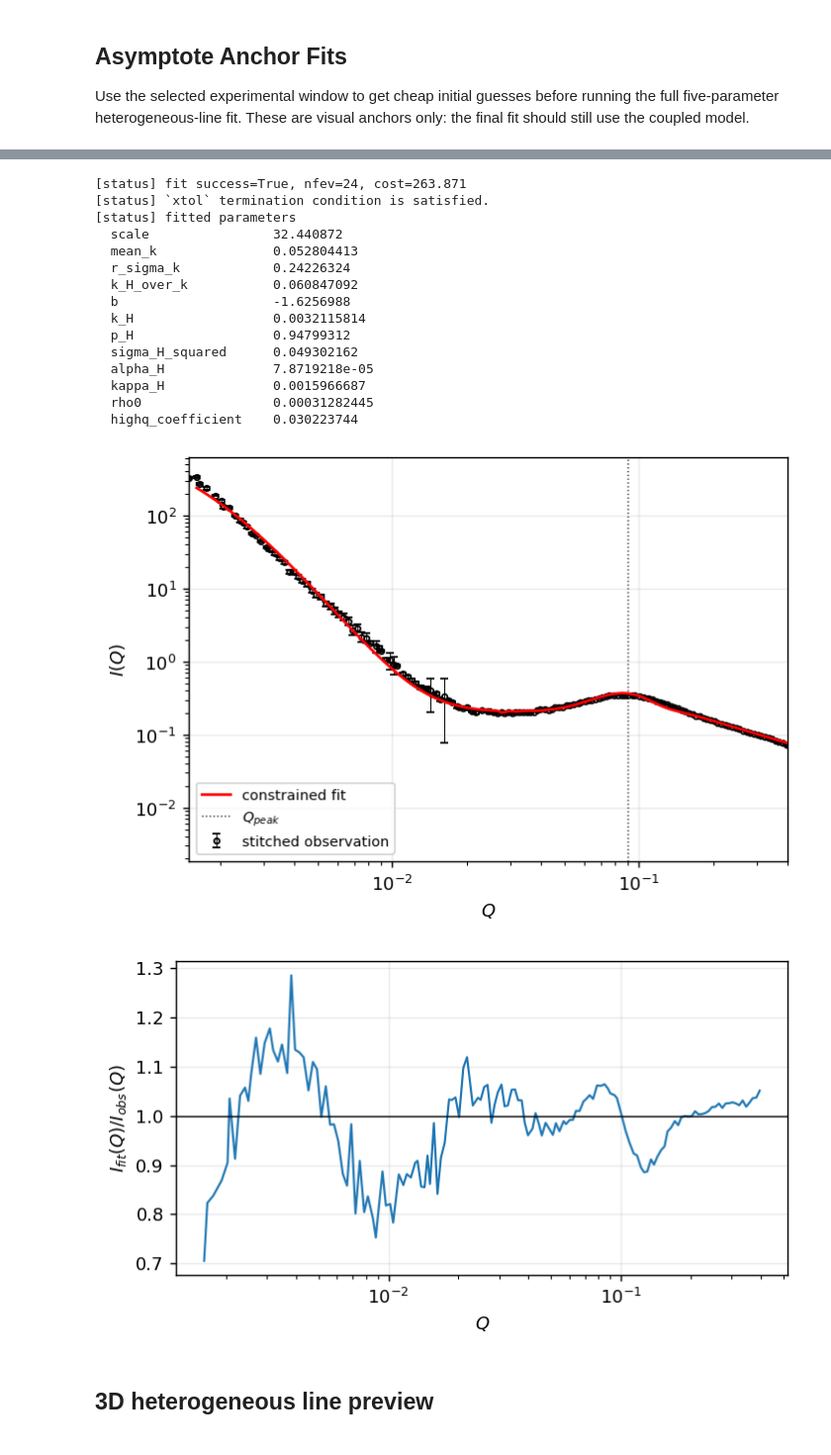
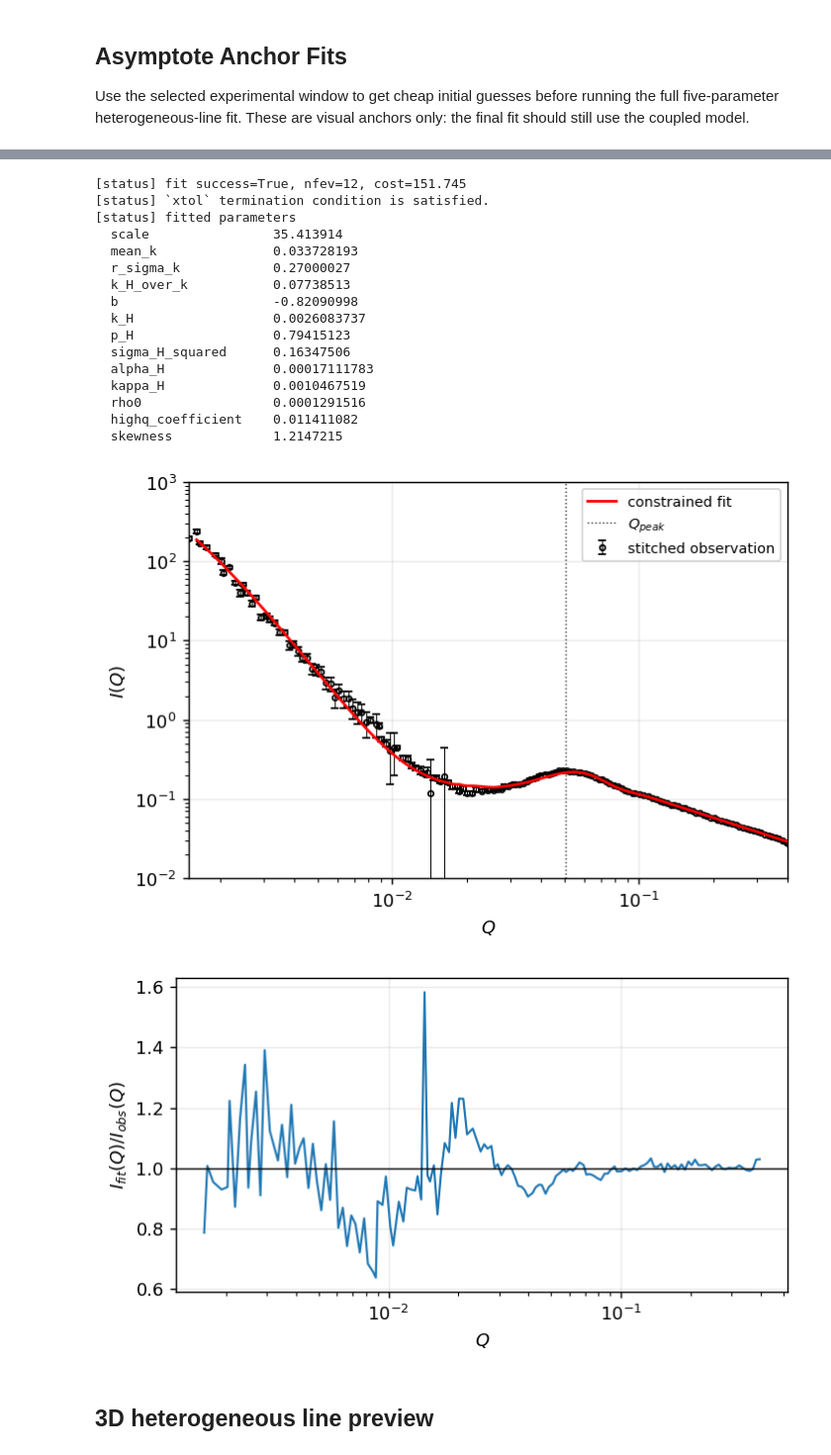
Before and after one commit to ch-tung/Randomwave_ML, a Jupyter notebook: randomcxl/smpl/curvefit/cf.ipynb, the cells around one changed output, grey strips where cells are left out. Shown at 99% size. Drawn from its saved outputs; the diff is of its cells as text; code cells hidden in the pictures.

Commit message:
Add maximum entropy radial distribution

```diff
--- a/randomcxl/smpl/curvefit/cf.ipynb
+++ b/randomcxl/smpl/curvefit/cf.ipynb
@@ -119,15 +122,7 @@ for label in ("lowQ", "midQ", "highQ"):
     report = scale_reports[label]
     print(f"[status] {label}: scale={report['scale']:.6g}, overlap_points={report['n_overlap']}")
 
-stitched = cf.stitch_profiles(scaled_profiles, n_bins=STITCHED_BINS)
-table = cf.profile_table(stitched)
-np.savetxt(
-    OBSERVATION_CSV,
-    table,
-    delimiter=",",
-    header="Q,I,err,count",
-    comments="",
-)
+stitched_raw = cf.stitch_profiles(scaled_profiles, n_bins=STITCHED_BINS)
+stitched = stitched_raw
 print(f"[status] stitched bins={stitched.q.size}, Q=[{stitched.q.min():.4g}, {stitched.q.max():.4g}]")
-print(f"[status] saved {OBSERVATION_CSV}")
 # %% [output]
@@ -298,21 +316,31 @@ Fit the smooth heterogeneous-line model over the selected Q range. The search va
 # %%
 INITIAL_KAPPA_SCALE = 0.5
 
+fit_distribution_parameter_set = {
+    "r_sigma_k": {"initial": 0.28, "bounds": (0.27, 0.31)},
+    "skewness": {"initial": 0.0, "bounds": (-1.5, 1.5)},
+}
+
 fit_initial = cf.initial_heterogeneous_guess_from_anchors(
-    q_peak=peak_guess["q_peak"]/1.8,
+    q_peak=peak_guess["q_peak"]/1.6,
     lowq_kappa=INITIAL_KAPPA_SCALE * lowq_dab_fit.parameters["kappa"],
     highq_coefficient=highq_line_fit.parameters["coefficient"],
-    b0=-1.0,
-    r_sigma_k0=0.275,
+    b0=-1.654,
+    r_sigma_k0=0.28,
+    distribution_parameter_set=fit_distribution_parameter_set,
 )
+# override value
+fit_initial["k_H_over_k"] = 0.06
+fit_initial["r_sigma_k"] = 0.27
+fit_initial["b"] = -0.25
+fit_initial["mean_k"] = 0.035
 fit_bounds = {
-    "mean_k": (0.04, 0.18),
-    "r_sigma_k": (0.05, 0.7),
-    "k_H_over_k": (0.005, 0.5),
-    "b": (-2.5, 0.8),
+    "mean_k": (0.03, 0.04),
+    "k_H_over_k": (0.05, 0.25),
+    "b": (-2, 2),
 }
 fit_model_settings = {
-    "k_distribution": "gamma_radial",
+    "k_distribution": "max_entropy_radial",
     "regression_loss": "relative",
     "num_modes_k": 2**9,
     "Nr": 2400,
@@ -405,8 +436,9 @@ hetero_fit = cf.fit_heterogeneous_line_least_squares(
     highq_coefficient_anchor=highq_line_fit.parameters["coefficient"],
     bounds=fit_bounds,
     model_settings=fit_model_settings,
+    distribution_parameter_set=fit_distribution_parameter_set,
     max_nfev=32,
-    anchor_weight=2.0,
+    anchor_weight=1.0,
     log_error_floor=0.04,
 )
 print(f"[status] fit success={hetero_fit.success}, nfev={hetero_fit.nfev}, cost={hetero_fit.cost:.6g}")
@@ -427,21 +459,22 @@ np.savetxt(
     comments="",
 )
 # %% [output]
-[status] fit success=True, nfev=24, cost=263.871
+[status] fit success=True, nfev=12, cost=151.745
 [status] `xtol` termination condition is satisfied.
 [status] fitted parameters
-  scale                32.440872
-  mean_k               0.052804413
-  r_sigma_k            0.24226324
-  k_H_over_k           0.060847092
-  b                    -1.6256988
-  k_H                  0.0032115814
-  p_H                  0.94799312
-  sigma_H_squared      0.049302162
-  alpha_H              7.8719218e-05
-  kappa_H              0.0015966687
-  rho0                 0.00031282445
-  highq_coefficient    0.030223744
+  scale                35.413914
+  mean_k               0.033728193
+  r_sigma_k            0.27000027
+  k_H_over_k           0.07738513
+  b                    -0.82090998
+  k_H                  0.0026083737
+  p_H                  0.79415123
+  sigma_H_squared      0.16347506
+  alpha_H              0.00017111783
+  kappa_H              0.0010467519
+  rho0                 0.0001291516
+  highq_coefficient    0.011411082
+  skewness             1.2147215
 # %%
 fig, ax = plt.subplots(figsize=(5.6, 3.9))
 positive = stitched.intensity > 0.0
@@ -451,35 +484,36 @@ ax.errorbar(
     yerr=stitched.error[positive],
     fmt="o",
     ms=3,
     lw=0.55,
     capsize=2,
     color="k",
     alpha=1,
     label="stitched observation",
     markerfacecolor="none",
 )
 ax.plot(hetero_fit.q, hetero_fit.model, lw=1.5, label="constrained fit", color="r", linestyle="-",zorder=20)
 # ax.axvspan(FIT_Q_MIN, FIT_Q_MAX, color="0.5", alpha=0.08)
 ax.axvline(peak_guess["q_peak"], color="0.2", lw=0.8, ls=":", label=r"$Q_{peak}$")
 ax.set_xscale("log")
 ax.set_yscale("log")
 ax.set_xlim(1.5e-3, 4.0e-1)
+ax.set_ylim(1e-2, 1e3)
 ax.set_xlabel(r"$Q$")
 ax.set_ylabel(r"$I(Q)$")
 ax.legend(fontsize=8)
 fig.tight_layout()
 fig.savefig(OUTPUT_DIR / f"{SAMPLE_TAG}_first_constrained_fit.png")
 
 fig, ax = plt.subplots(figsize=(5.6, 3.2))
 ax.semilogx(hetero_fit.q, hetero_fit.model / hetero_fit.intensity, lw=1.2)
 ax.axhline(1.0, color="k", lw=0.8)
 ax.set_xlabel(r"$Q$")
 ax.set_ylabel(r"$I_{fit}(Q)/I_{obs}(Q)$")
 fig.tight_layout()
 fig.savefig(OUTPUT_DIR / f"{SAMPLE_TAG}_first_constrained_fit_ratio.png")
 # %% [output]
-[figure, old version]
+[figure, new version]
-[figure, old version]
+[figure, new version]
 # %% [markdown]
 ## 3D heterogeneous line preview
 # %%
```
Also changed, not shown: parts of 12 cells of this notebook, 4 other files.
